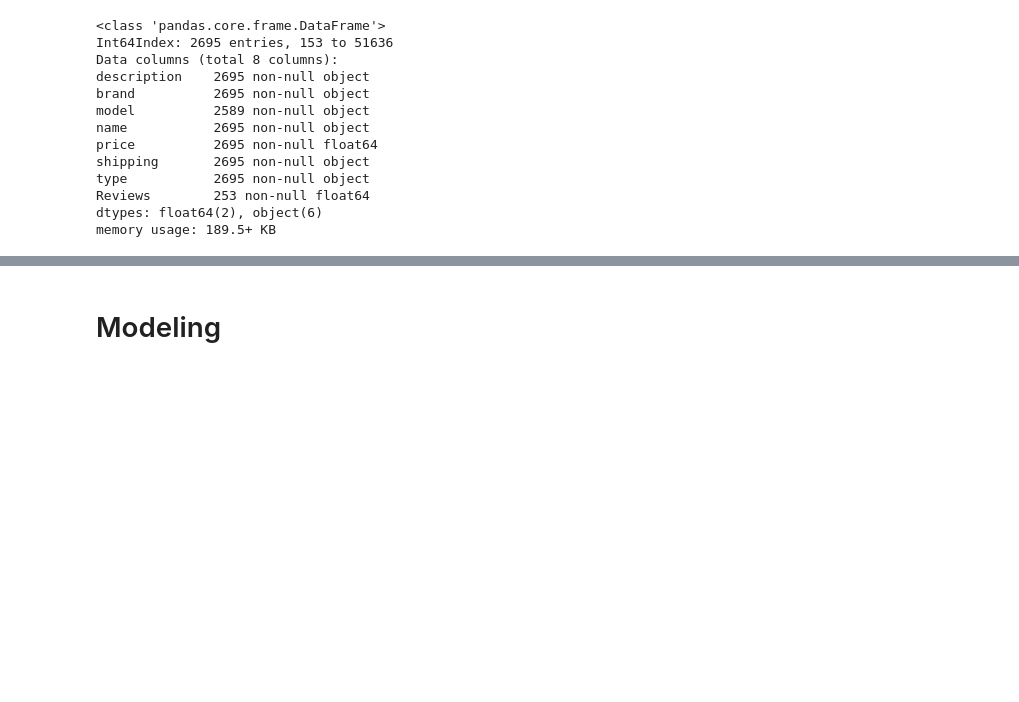
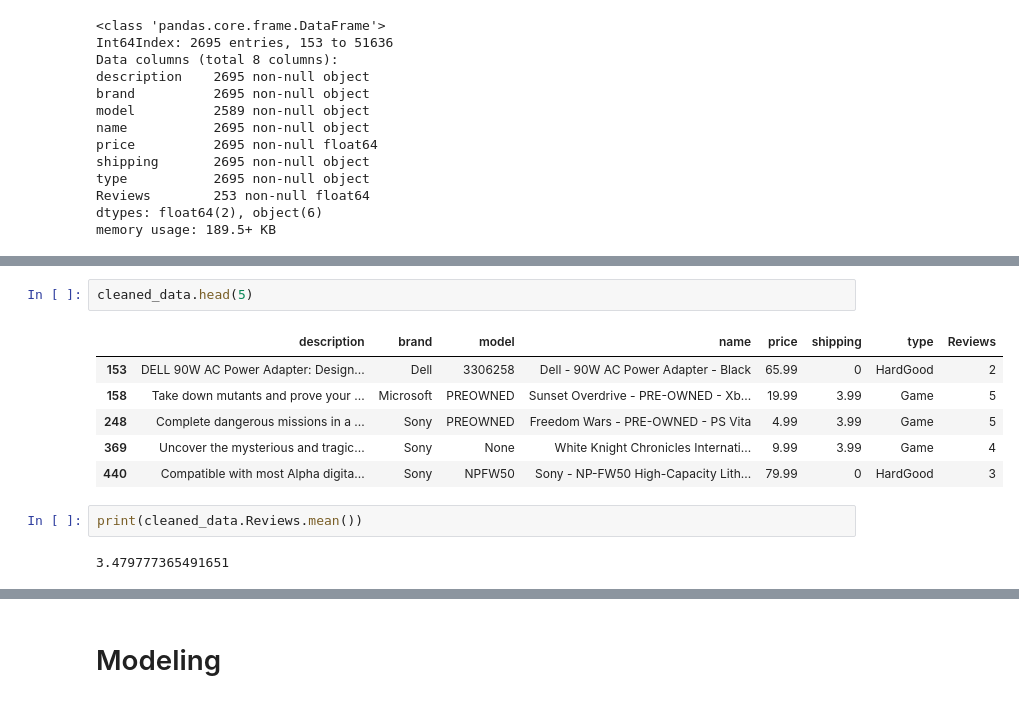
Before and after one commit to Data-Science-Proj/SalesStats, a Jupyter notebook: Explanatory analysis for Question 3.ipynb, the cells around one changed output, grey strips where cells are left out. Saved outputs shown, nothing was run; the diff lists cells and outputs as text; blank space fills up the shorter version.

```diff
--- a/Explanatory analysis for Question 3.ipynb
+++ b/Explanatory analysis for Question 3.ipynb
@@ -201,4 +207,17 @@ dtypes: float64(2), object(6)
 memory usage: 189.5+ KB
+# %%
+cleaned_data.head(5)
+# %% [output]
+|  | description | brand | model | name | price | shipping | type | Reviews |
+| 153 | DELL 90W AC Power Adapter: Design... | Dell | 3306258 | Dell - 90W AC Power Adapter - Black | 65.99 | 0 | HardGood | 2 |
+| 158 | Take down mutants and prove your ... | Microsoft | PREOWNED | Sunset Overdrive - PRE-OWNED - Xb... | 19.99 | 3.99 | Game | 5 |
+| 248 | Complete dangerous missions in a ... | Sony | PREOWNED | Freedom Wars - PRE-OWNED - PS Vita | 4.99 | 3.99 | Game | 5 |
+| 369 | Uncover the mysterious and tragic... | Sony | None | White Knight Chronicles Internati... | 9.99 | 3.99 | Game | 4 |
+| 440 | Compatible with most Alpha digita... | Sony | NPFW50 | Sony - NP-FW50 High-Capacity Lith... | 79.99 | 0 | HardGood | 3 |
+# %%
+print(cleaned_data.Reviews.mean())
+# %% [output]
+3.479777365491651
 # %%
 _ = cleaned_data.plot.scatter('Reviews','price')
 # %% [output]
```
Also changed, not shown: parts of 10 cells of this notebook.
